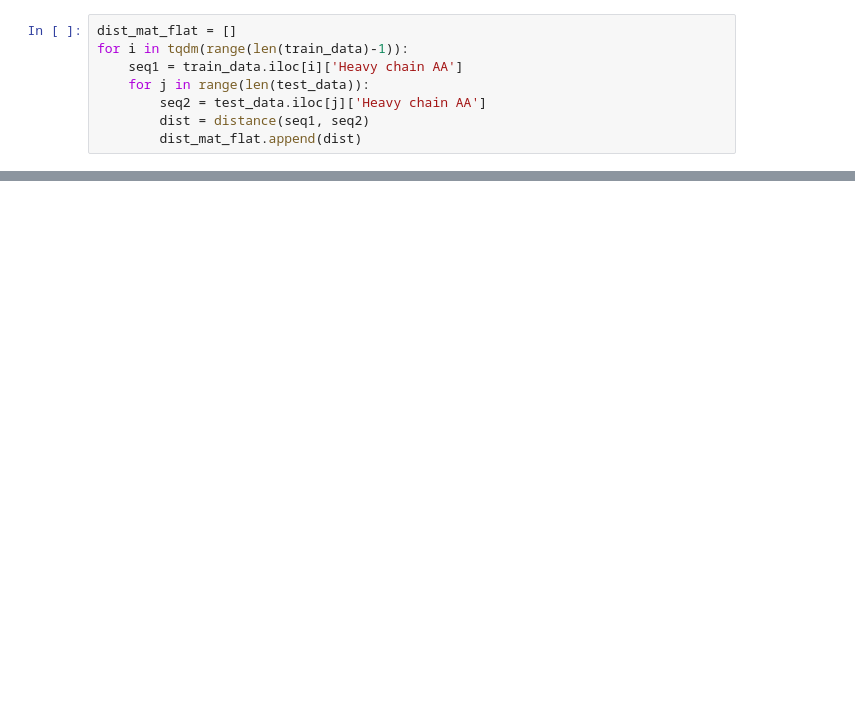
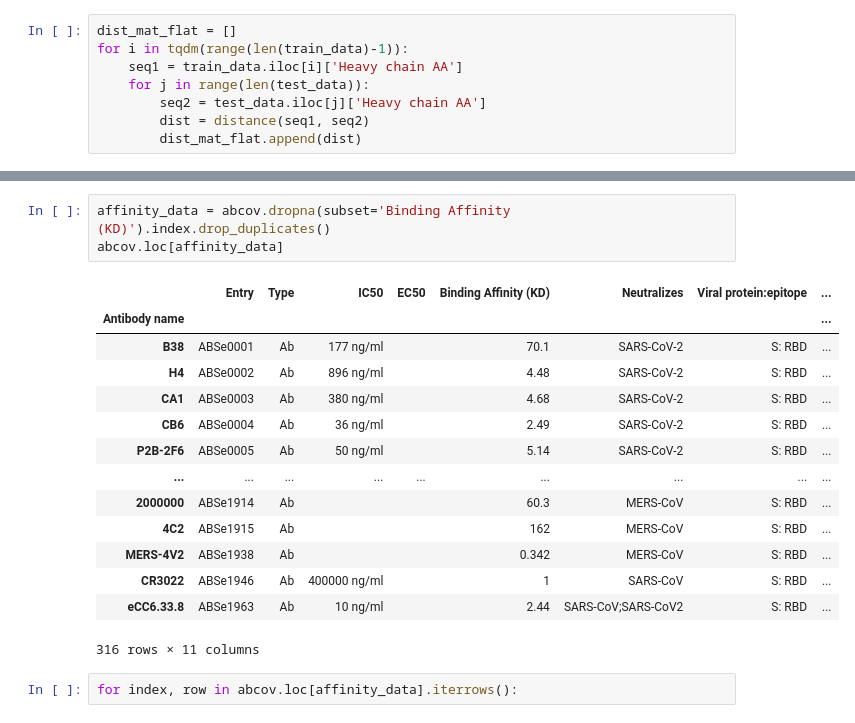
Before and after one commit to JonasBlomquist/AI4ProtEng_AIntibody, a Jupyter notebook: notebooks/data_load.ipynb, the cells around one changed output, grey strips where cells are left out. Drawn from its saved outputs; the diff is of its cells as text; blank space fills up the shorter version.

```diff
--- a/notebooks/data_load.ipynb
+++ b/notebooks/data_load.ipynb
@@ -409,0 +460,20 @@ plt.show()
+# %%
+affinity_data = abcov.dropna(subset='Binding Affinity (KD)').index.drop_duplicates()
+abcov.loc[affinity_data]
+# %% [output]
+|  | Entry | Type | IC50 | EC50 | Binding Affinity (KD) | Neutralizes | Viral protein:epitope | ... |
+| Antibody name |  |  |  |  |  |  |  | ... |
+| B38 | ABSe0001 | Ab | 177 ng/ml |  | 70.1 | SARS-CoV-2 | S: RBD | ... |
+| H4 | ABSe0002 | Ab | 896 ng/ml |  | 4.48 | SARS-CoV-2 | S: RBD | ... |
+| CA1 | ABSe0003 | Ab | 380 ng/ml |  | 4.68 | SARS-CoV-2 | S: RBD | ... |
+| CB6 | ABSe0004 | Ab | 36 ng/ml |  | 2.49 | SARS-CoV-2 | S: RBD | ... |
+| P2B-2F6 | ABSe0005 | Ab | 50 ng/ml |  | 5.14 | SARS-CoV-2 | S: RBD | ... |
+| ... | ... | ... | ... | ... | ... | ... | ... | ... |
+| 2000000 | ABSe1914 | Ab |  |  | 60.3 | MERS-CoV | S: RBD | ... |
+| 4C2 | ABSe1915 | Ab |  |  | 162 | MERS-CoV | S: RBD | ... |
+| MERS-4V2 | ABSe1938 | Ab |  |  | 0.342 | MERS-CoV | S: RBD | ... |
+| CR3022 | ABSe1946 | Ab | 400000 ng/ml |  | 1 | SARS-CoV | S: RBD | ... |
+| eCC6.33.8 | ABSe1963 | Ab | 10 ng/ml |  | 2.44 | SARS-CoV;SARS-CoV2 | S: RBD | ... |
+316 rows × 11 columns
+# %%
+for index, row in abcov.loc[affinity_data].iterrows():
```
Also changed, not shown: parts of 19 cells of this notebook, 5 other files.
